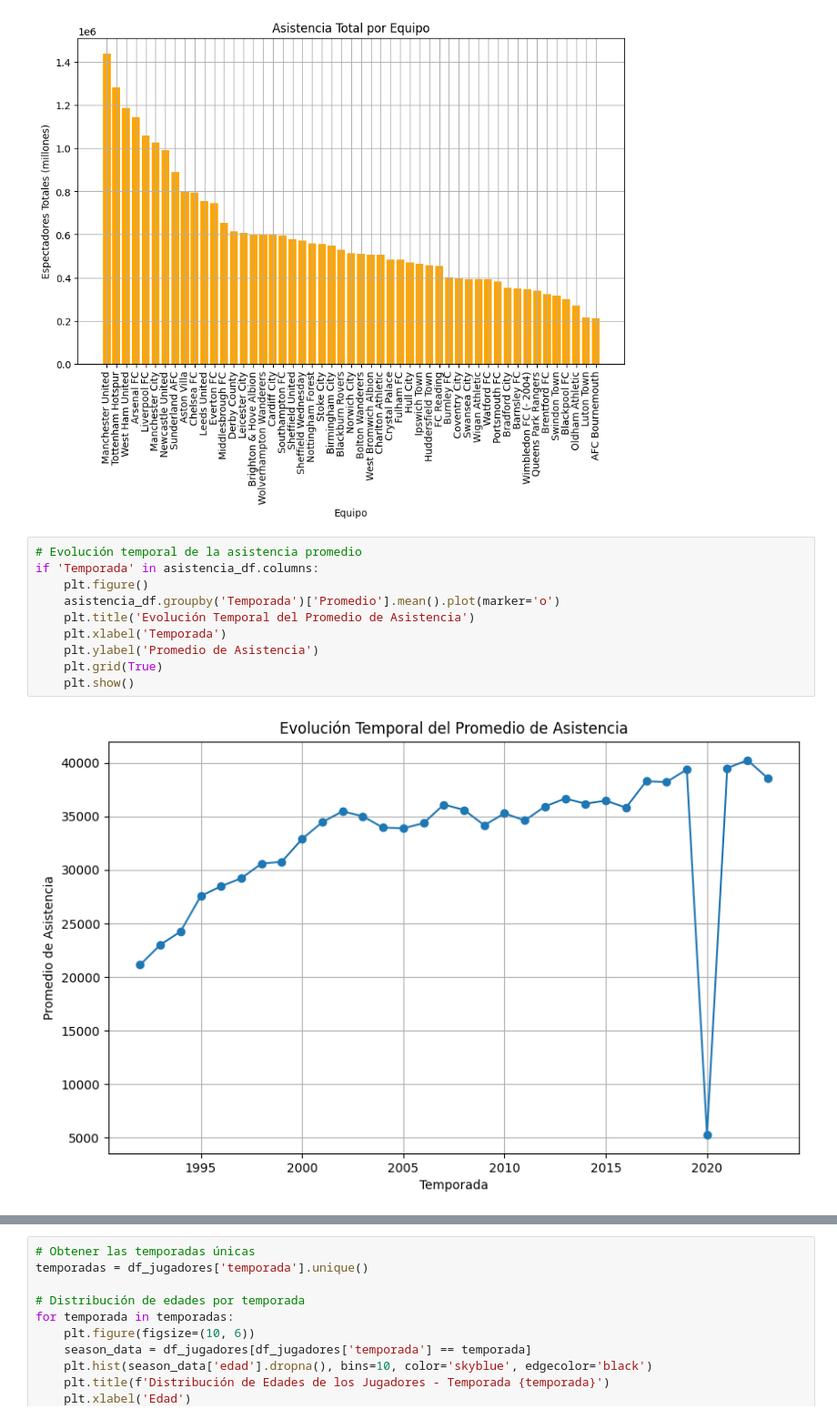
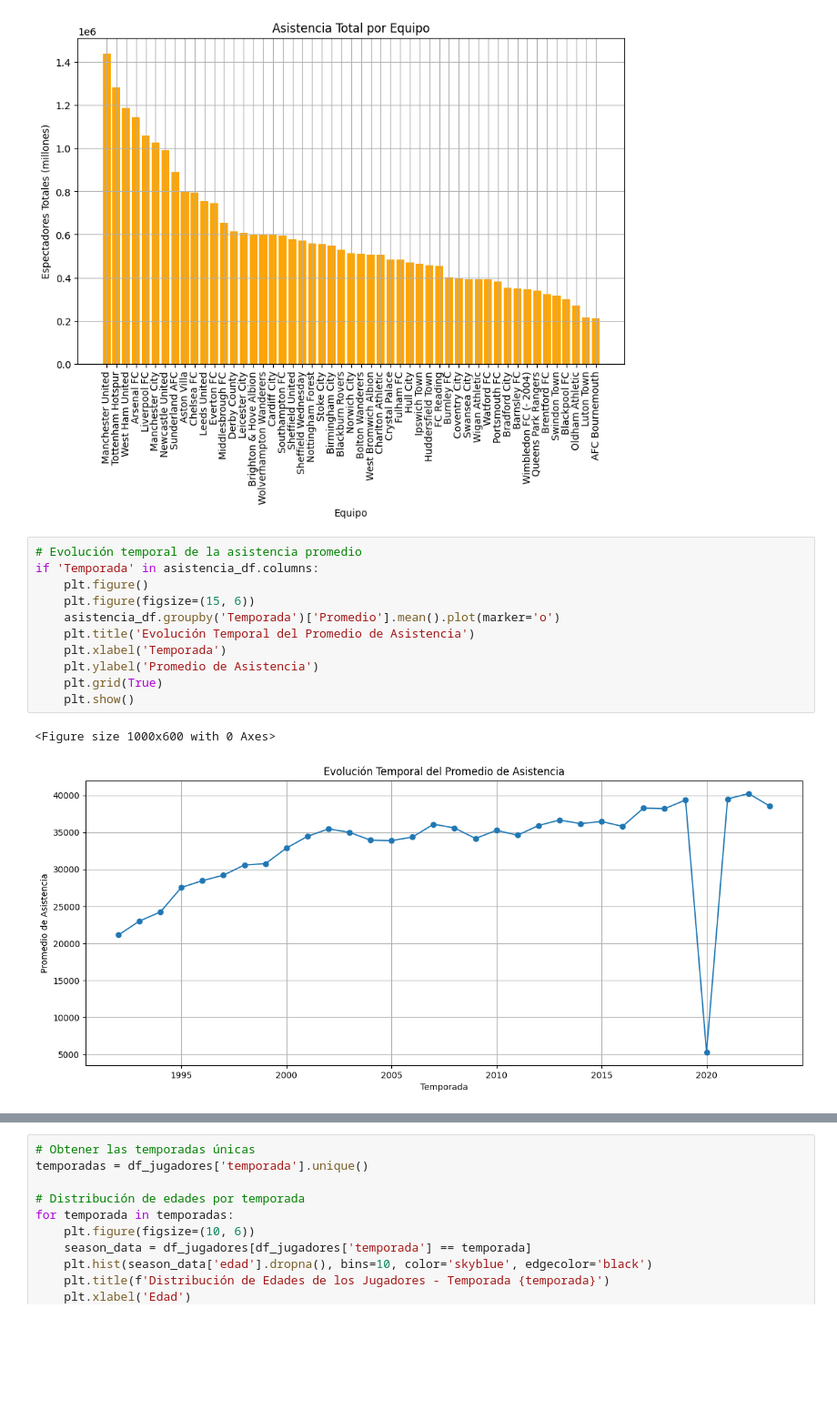
Before and after one commit to SrAlcast/Proyecto5-Premier_in_Data, a Jupyter notebook: notebooks/4.Visualizations/Visualizations.ipynb, the cells around one changed output, grey strips where cells are left out. Shown at 91% size. Saved outputs shown, nothing was run; the diff lists cells and outputs as text; blank space fills up the shorter version.

```diff
--- a/notebooks/4.Visualizations/Visualizations.ipynb
+++ b/notebooks/4.Visualizations/Visualizations.ipynb
@@ -250,12 +275,14 @@ plt.show()
 # %%
 # Evolución temporal de la asistencia promedio
 if 'Temporada' in asistencia_df.columns:
     plt.figure()
+    plt.figure(figsize=(15, 6))
     asistencia_df.groupby('Temporada')['Promedio'].mean().plot(marker='o')
     plt.title('Evolución Temporal del Promedio de Asistencia')
     plt.xlabel('Temporada')
     plt.ylabel('Promedio de Asistencia')
     plt.grid(True)
     plt.show()
 # %% [output]
+<Figure size 1000x600 with 0 Axes>
-[figure, old version]
+[figure, new version]
```
Also changed, not shown: parts of 22 cells of this notebook, 1 other file.
